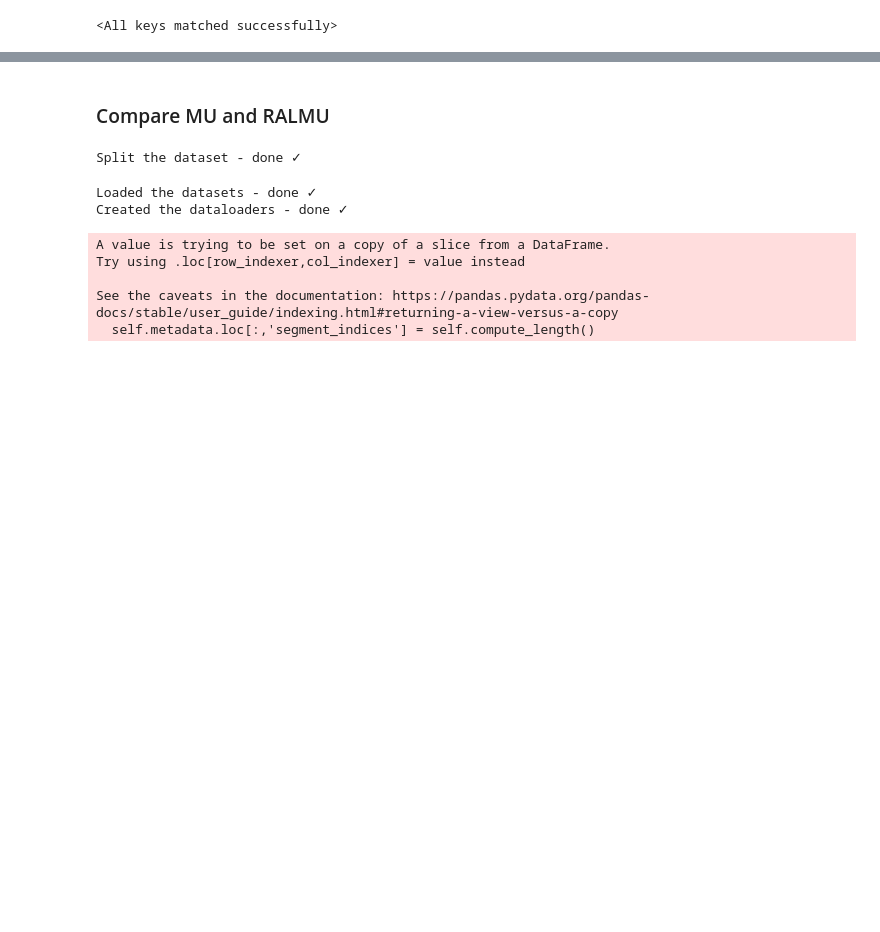
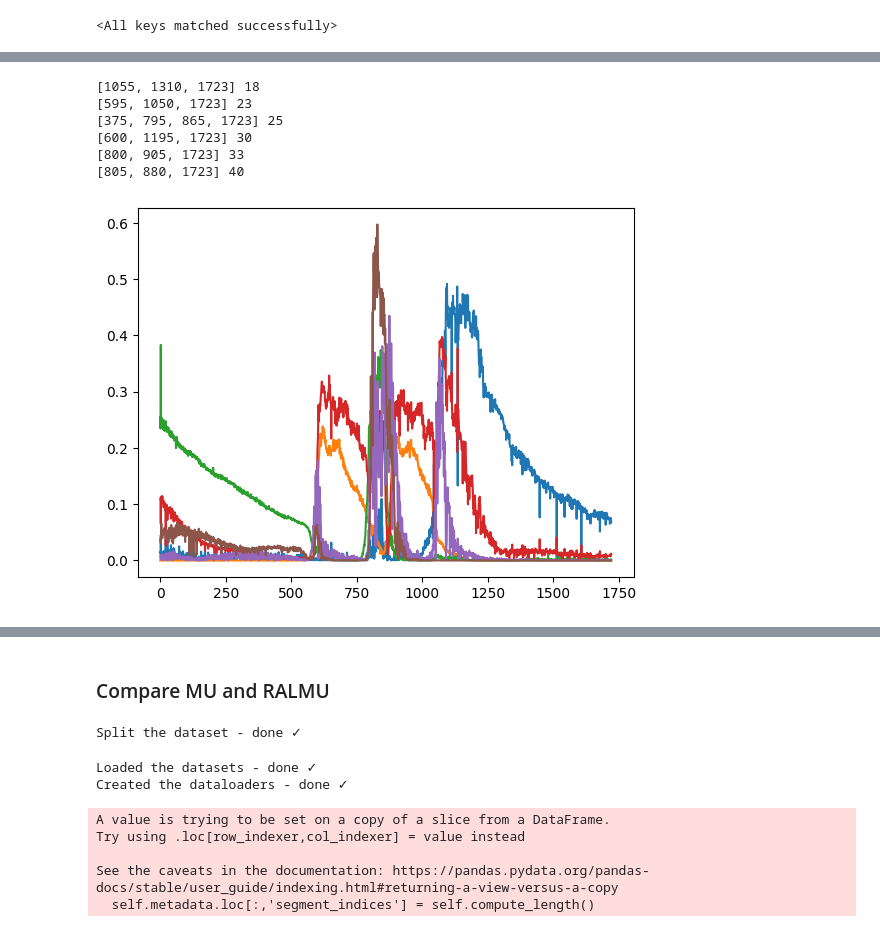
Before and after one commit to edabier/Unrolled-NMF, a Jupyter notebook: test.ipynb, the cells around one changed output, grey strips where cells are left out. Drawn from its saved outputs; the diff is of its cells as text; code cells hidden in the pictures; blank space fills up the shorter version.

```diff
--- a/test.ipynb
+++ b/test.ipynb
@@ -66,9 +132,9 @@ path = "/home/ids/edabier/AMT/Unrolled-NMF/MAPS/metadata.csv"
 W_path = '/home/ids/edabier/AMT/Unrolled-NMF/test-data/synth-single-notes'
 
 mu = models.MU_NMF(n_iter=10, W_path=W_path)
-ralmu = models.RALMU(W_path=W_path, n_init_steps=10, hidden=16, lambda_h=0.2, shared=True, return_layers=False)
-state_dict = torch.load('/home/ids/edabier/AMT/Unrolled-NMF/models/checkpoint.pt')
-ralmu.load_state_dict(state_dict['model_state_dict'])
+# ralmu = models.RALMU(W_path=W_path, n_init_steps=10, hidden=16, shared=True, return_layers=False)
+# state_dict = torch.load(f'/home/ids/edabier/AMT/Unrolled-NMF/models/{model}.pt')
+# ralmu.load_state_dict(state_dict['model_state_dict'])
 
 metadata = pd.read_csv(path)
 train_data, test_data   = train_test_split(metadata, train_size=split, random_state=1)
@@ -95,21 +161,17 @@ for i, (M, H, midi) in enumerate(train_loader):
             H = H.to(dev)
             midi = midi.squeeze(0)
             midi = midi.to(dev)
+            M = M/torch.max(M)
+            H_norm, norm = spec.l1_norm(H, threshold=0.01)
 
+            W_hat_ralmu, H_hat_ralmu, M_hat_ralmu = ralmu.forward(M, device=dev)
 
-            H_norm, norm_H = spec.l1_norm(H, threshold=0.01, set_min=eps)
-            M_norm, norm_M = spec.l1_norm(M, threshold=0.01, set_min=eps)
+            W_hat_mu, H_hat_mu, M_hat_mu = mu.forward(M, device=dev)
+    break
 
-            spec.vis_cqt_spectrogram(H_norm.cpu(), title="H")
-            spec.vis_cqt_spectrogram(M_norm.cpu())
-            spec.vis_cqt_spectrogram(midi.cpu(), title="MIDI")
-
-            W_hat_ralmu, H_hat_ralmu, M_hat_ralmu, norm_ralmu = ralmu.forward(M_norm, device=dev)
-            # H_hat_ralmu2 = H_hat_ralmu * norm_ralmu
-
-            W_hat_mu, H_hat_mu, M_hat_mu, norm_mu = mu.forward(M_norm, device=dev)
-            # H_hat_mu2 = H_hat_mu * norm_mu
-    break
+# spec.vis_cqt_spectrogram(H_hat_ralmu.detach().cpu(), title="H_hat (RALMU)")
+# spec.vis_cqt_spectrogram(H_hat_mu.detach().cpu(), title="H_hat (MU 10)")
+# spec.vis_cqt_spectrogram(H.detach().cpu(), title="H")
 # %% [output]
 Split the dataset - done ✓
 A value is trying to be set on a copy of a slice from a DataFrame.
@@ -125,0 +182,23 @@ See the caveats in the documentation: https://pandas.pydata.org/pandas-docs/stab
+# %%
+import ruptures as rpt
+
+for i in range(H_hat_ralmu.shape[0]):
+    y = H_hat_ralmu[i].detach().cpu()
+    algo = rpt.Pelt().fit(y)
+    bkps = algo.predict(pen=2.0)
+
+    if len(bkps) > 1:
+        print(bkps, i)
+        plt.plot(y)
+        plt.show()
+    else:
+        if bkps[0] != 1723:
+            print(bkps)
+# %% [output]
+[1055, 1310, 1723] 18
+[595, 1050, 1723] 23
+[375, 795, 865, 1723] 25
+[600, 1195, 1723] 30
+[800, 905, 1723] 33
+[805, 880, 1723] 40
+[figure, added]
```
Also changed, not shown: parts of 9 cells of this notebook, 14 other files.
